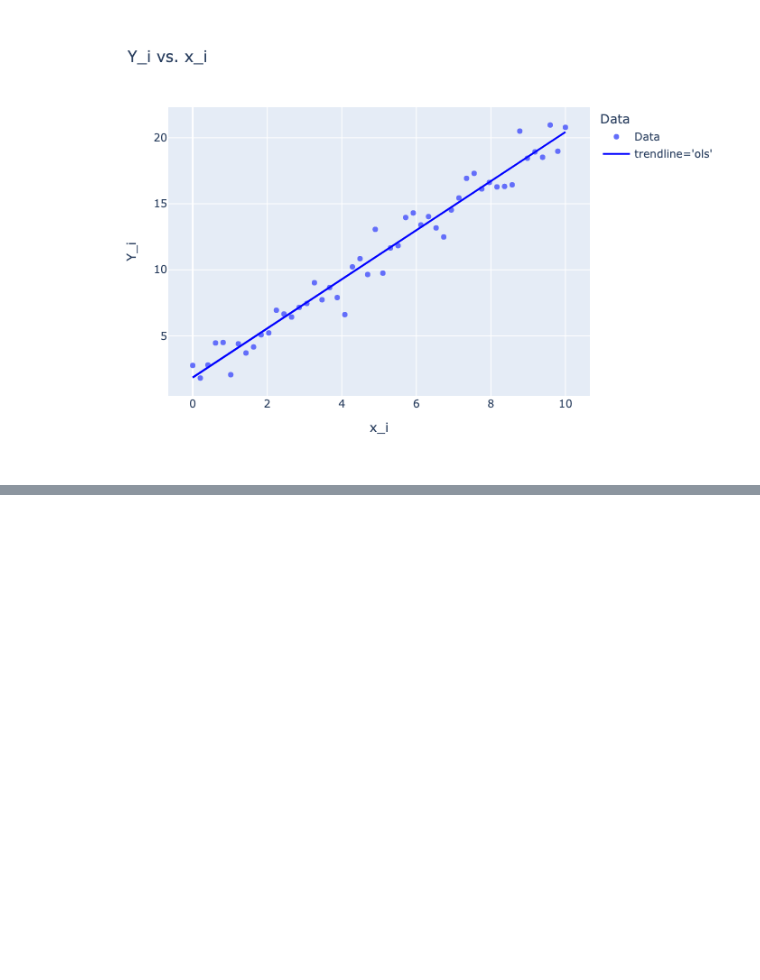
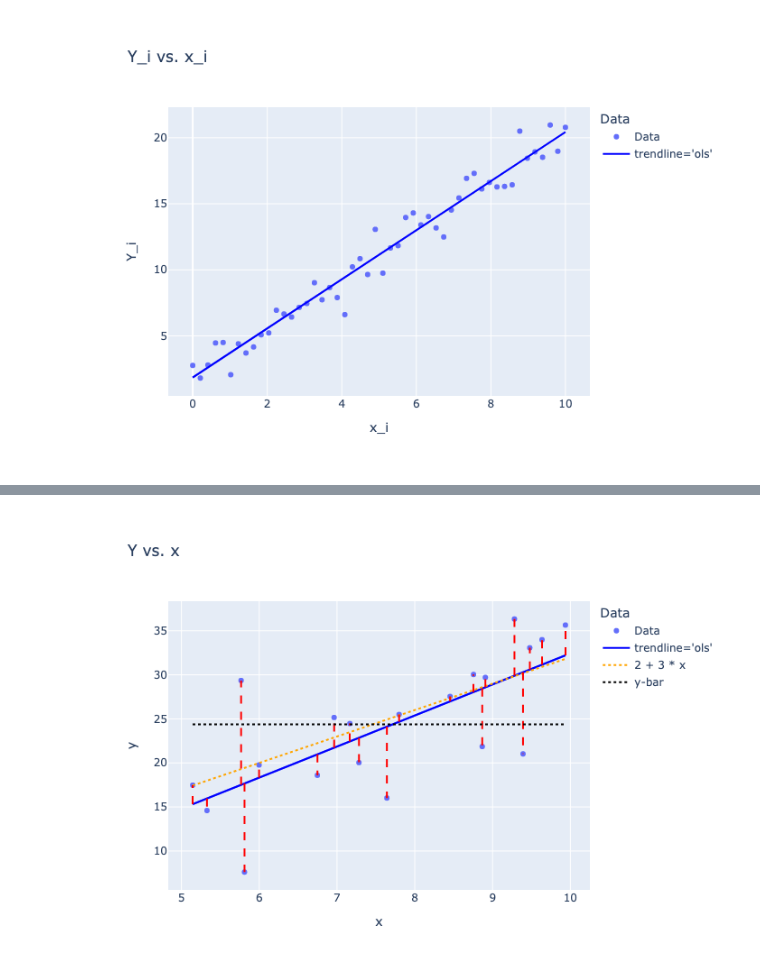
Before and after one commit to cesium132dot9/STA130, a Jupyter notebook: HW06.ipynb, the cells around one changed output, grey strips where cells are left out. Drawn from its saved outputs; the diff is of its cells as text; code cells hidden in the pictures; blank space fills up the shorter version.

```diff
--- a/HW06.ipynb
+++ b/HW06.ipynb
@@ -110,0 +170,45 @@ We clarified that 𝑅^2 represents the proportion of variance explained by the
+# %%
+import scipy.stats as stats
+import numpy as np
+import pandas as pd
+import statsmodels.formula.api as smf
+import plotly.express as px
+
+n,x_min,x_range,beta0,beta1,sigma = 20,5,5,2,3,5
+x = stats.uniform(x_min, x_range).rvs(size=n)
+errors = stats.norm(loc=0, scale=sigma).rvs(size=n)
+Y = beta0 + beta1 * x + errors
+
+df = pd.DataFrame({'x': x, 'y': Y})
+model_data_specification = smf.ols("Y~x", data=df)
+fitted_model = model_data_specification.fit()
+
+df['Data'] = 'Data' # hack to add data to legend
+fig = px.scatter(df, x='x',  y='y', color='Data',
+                 trendline='ols', title='Y vs. x')
+
+# This is what `trendline='ols'` is
+fig.add_scatter(x=df['x'], y=fitted_model.fittedvalues,
+                line=dict(color='blue'), name="trendline='ols'")
+
+x_range = np.array([df['x'].min(), df['x'].max()])
+y_line = beta0 + beta1 * x_range
+fig.add_scatter(x=x_range, y=y_line, mode='lines',
+                name=str(beta0)+' + '+str(beta1)+' * x',
+                line=dict(dash='dot', color='orange'))
+
+# Add vertical lines for residuals
+for i in range(len(df)):
+    fig.add_scatter(x=[df['x'][i], df['x'][i]],
+                    y=[fitted_model.fittedvalues[i], df['y'][i]],
+                    mode='lines',
+                    line=dict(color='red', dash='dash'),
+                    showlegend=False)
+
+# Add horizontal line at y-bar
+fig.add_scatter(x=x_range, y=[df['y'].mean()]*2, mode='lines',
+                line=dict(color='black', dash='dot'), name='y-bar')
+
+fig.show(renderer="png")
+# %% [output]
+[figure, added]
```
Also changed, not shown: parts of 14 cells of this notebook.
